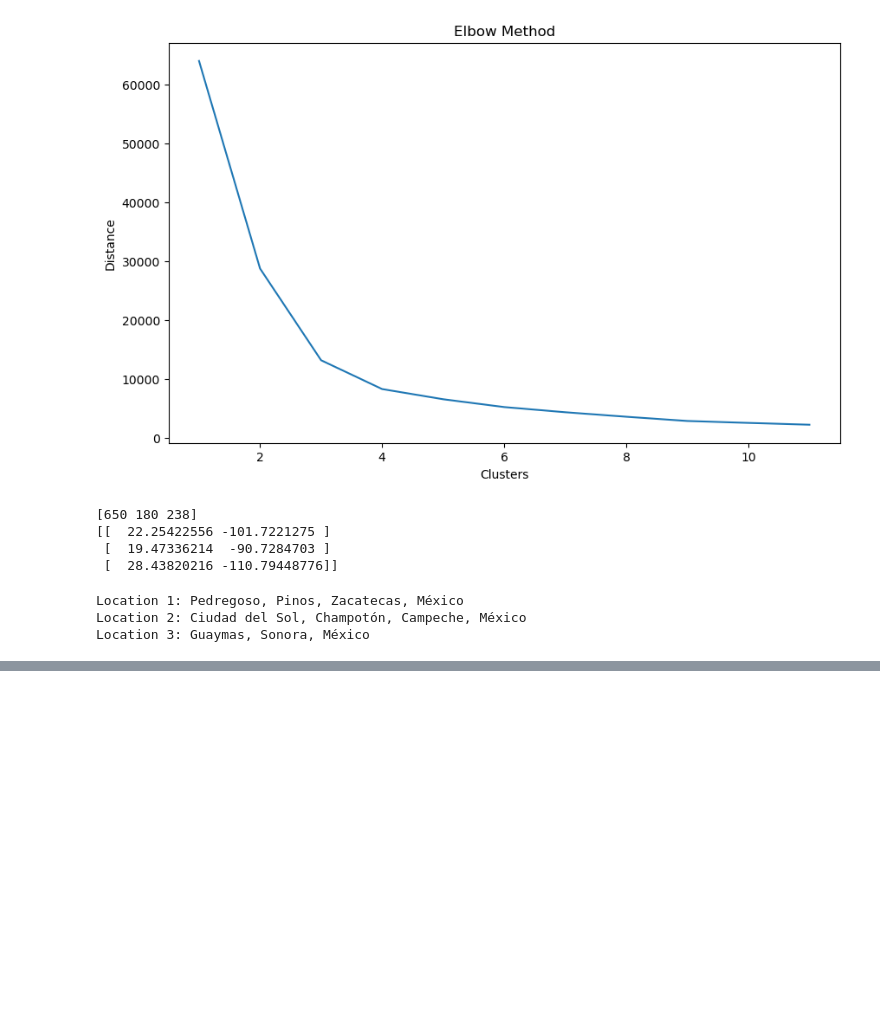
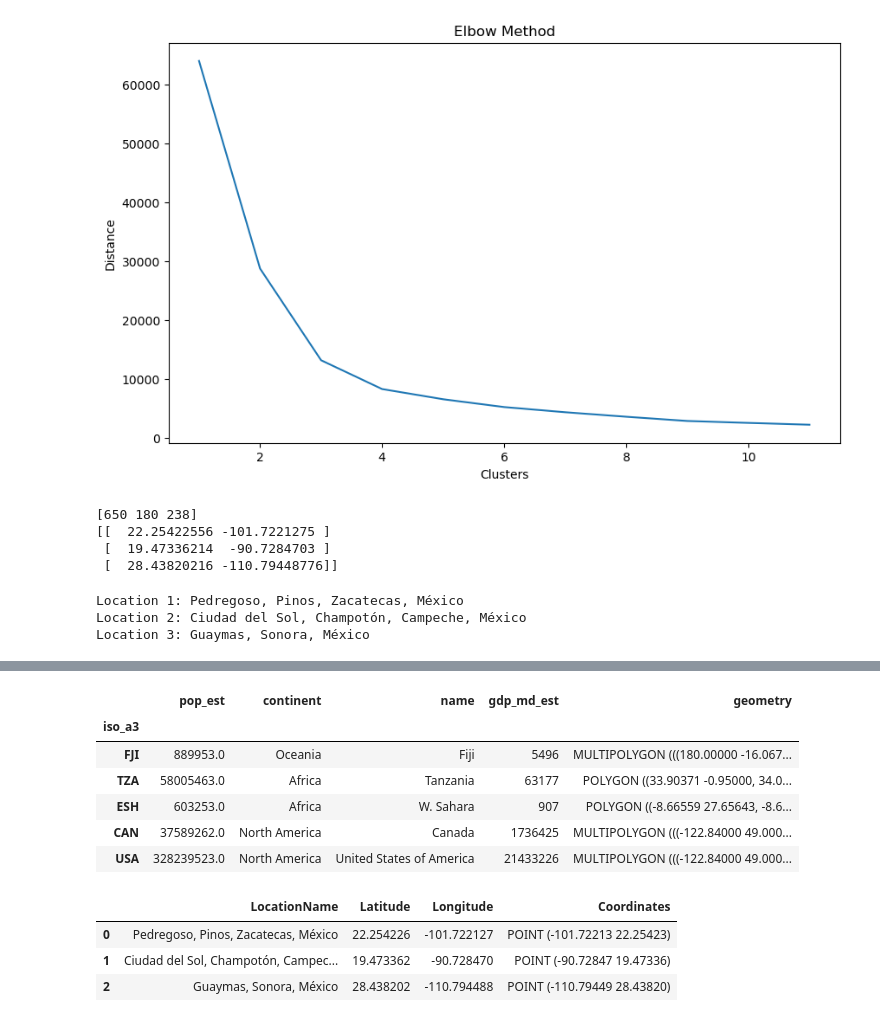
Before and after one commit to PosgradoMNA/actividades-del-projecto-cad_equipo_11, a Jupyter notebook: notebooks/reto_entrega_1.ipynb, the cells around one changed output, grey strips where cells are left out. Drawn from its saved outputs; the diff is of its cells as text; code cells hidden in the pictures; blank space fills up the shorter version.

```diff
--- a/notebooks/reto_entrega_1.ipynb
+++ b/notebooks/reto_entrega_1.ipynb
@@ -97,0 +145,23 @@ Location 3: Guaymas, Sonora, México
+# %%
+#mapa
+
+world = gpd.read_file(gpd.datasets.get_path("naturalearth_lowres"))
+world = world.set_index("iso_a3")
+
+world.head()
+# %% [output]
+|  | pop_est | continent | name | gdp_md_est | geometry |
+| iso_a3 |  |  |  |  |  |
+| FJI | 889953.0 | Oceania | Fiji | 5496 | MULTIPOLYGON (((180.00000 -16.067... |
+| TZA | 58005463.0 | Africa | Tanzania | 63177 | POLYGON ((33.90371 -0.95000, 34.0... |
+| ESH | 603253.0 | Africa | W. Sahara | 907 | POLYGON ((-8.66559 27.65643, -8.6... |
+| CAN | 37589262.0 | North America | Canada | 1736425 | MULTIPOLYGON (((-122.84000 49.000... |
+| USA | 328239523.0 | North America | United States of America | 21433226 | MULTIPOLYGON (((-122.84000 49.000... |
+# %%
+sitios_gpd = gpd.GeoDataFrame(sitios, geometry="Coordinates")
+sitios_gpd.head()
+# %% [output]
+|  | LocationName | Latitude | Longitude | Coordinates |
+| 0 | Pedregoso, Pinos, Zacatecas, México | 22.254226 | -101.722127 | POINT (-101.72213 22.25423) |
+| 1 | Ciudad del Sol, Champotón, Campec... | 19.473362 | -90.728470 | POINT (-90.72847 19.47336) |
+| 2 | Guaymas, Sonora, México | 28.438202 | -110.794488 | POINT (-110.79449 28.43820) |
```
Also changed, not shown: parts of 6 cells of this notebook.
